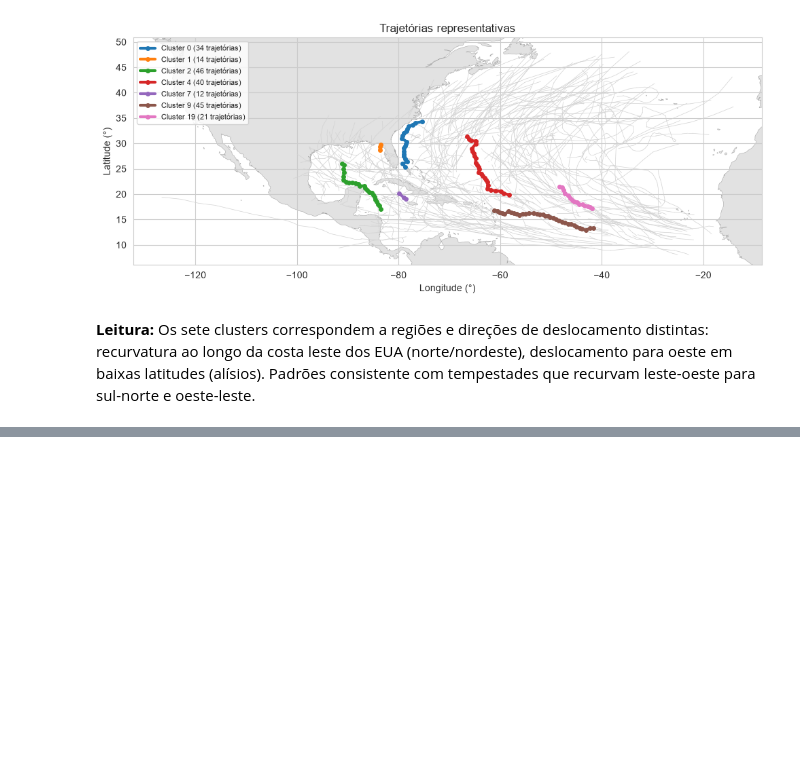
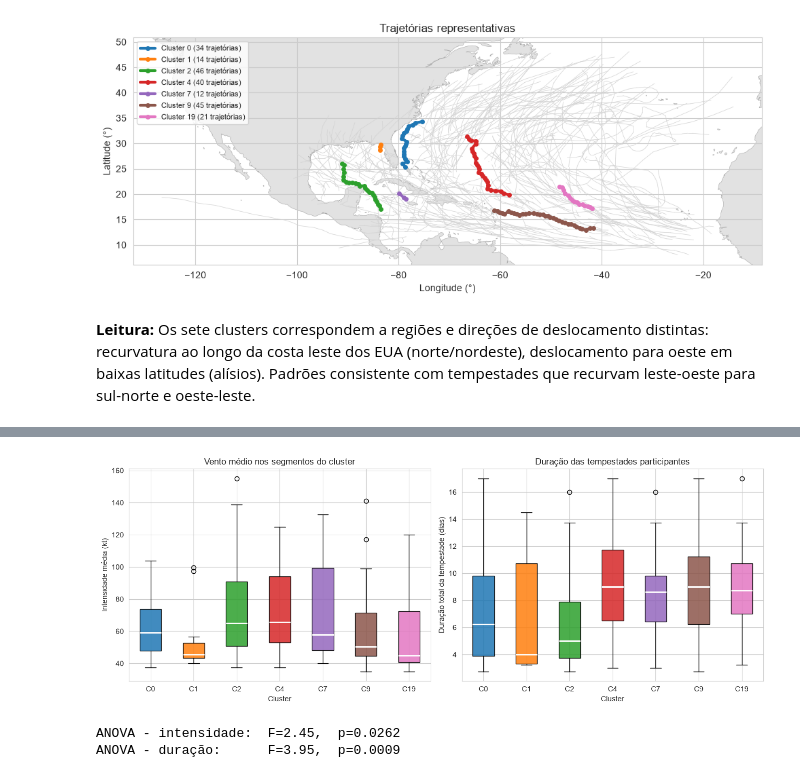
Before and after one commit to HerikDR/Algoritmo-TRACLUS, a Jupyter notebook: traclus_hurdat.ipynb, the cells around one changed output, grey strips where cells are left out. Cells and saved outputs as stored; diff of their text form; code cells hidden in the pictures; blank space fills up the shorter version.

```diff
--- a/traclus_hurdat.ipynb
+++ b/traclus_hurdat.ipynb
@@ -670,0 +868,6 @@ plt.show()
+# %%
+perfil_meteorologico = construir_perfil_meteorologico(segmentos, resumo_tempestades)
+
+print(f"Registros (trajetória x cluster): {len(perfil_meteorologico)}")
+print(f"Trajetórias únicas representadas: {perfil_meteorologico['id_tempestade'].nunique()}")
+perfil_meteorologico.head()
@@ -670,0 +943,37 @@ plt.show()
+# %%
+# Gráfico da ANOVA + análise
+fig, axes = plt.subplots(1, 2, figsize=(13, 5))
+labels_c = [f"C{c}" for c in clusters_validos]
+
+for ax, coluna, ylabel, titulo in [
+    (axes[0], "vento_medio_no_cluster", "Intensidade média (kt)",
+     "Vento médio nos segmentos do cluster"),
+    (axes[1], "duracao_dias", "Duração total da tempestade (dias)",
+     "Duração das tempestades participantes"),
+]:
+    grupos = [perfil_meteorologico[perfil_meteorologico["cluster"] == c][coluna].dropna().values
+              for c in clusters_validos]
+    bp = ax.boxplot(grupos, tick_labels=labels_c, patch_artist=True, notch=False,
+                    medianprops=dict(color="white", lw=2))
+    for patch, k in zip(bp["boxes"], range(len(clusters_validos))):
+        patch.set_facecolor(cores_clusters[k % 10])
+        patch.set_alpha(0.85)
+    ax.set_xlabel("Cluster")
+    ax.set_ylabel(ylabel)
+    ax.set_title(titulo)
+plt.tight_layout()
+plt.show()
+
+grupos_vento = [perfil_meteorologico[perfil_meteorologico["cluster"] == c]
+                ["vento_medio_no_cluster"].dropna().values for c in clusters_validos]
+grupos_dur   = [perfil_meteorologico[perfil_meteorologico["cluster"] == c]
+                ["duracao_dias"].dropna().values for c in clusters_validos]
+
+F_v, p_v = stats.f_oneway(*grupos_vento)
+F_d, p_d = stats.f_oneway(*grupos_dur)
+print(f"ANOVA - intensidade:  F={F_v:.2f},  p={p_v:.4f}")
+print(f"ANOVA - duração:      F={F_d:.2f},  p={p_d:.4f}")
+# %% [output]
+[figure, added]
+ANOVA - intensidade:  F=2.45,  p=0.0262
+ANOVA - duração:      F=3.95,  p=0.0009
```
Also changed, not shown: parts of 17 cells of this notebook, 1 other file.
